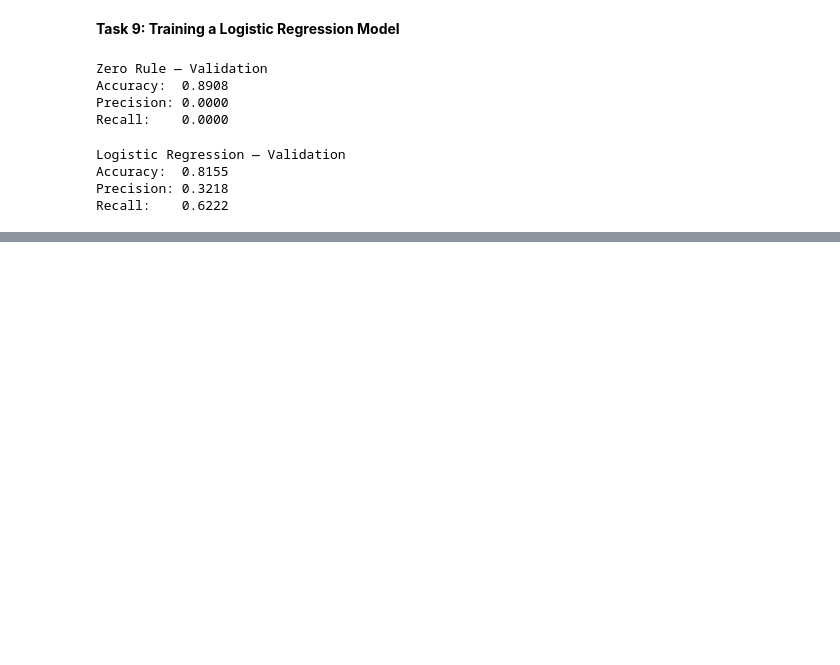
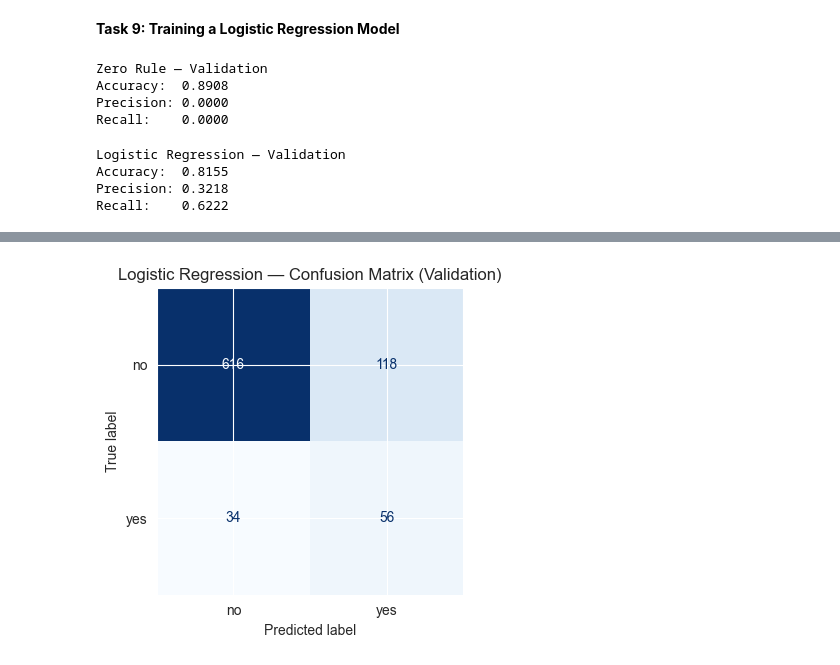
Before and after one commit to carlapalmes/ML-fundamentals-2026, a Jupyter notebook: assignment_1_carla_palmes_monzon.ipynb, the cells around one changed output, grey strips where cells are left out. Drawn from its saved outputs; the diff is of its cells as text; code cells hidden in the pictures; blank space fills up the shorter version.

```diff
--- a/assignment_1_carla_palmes_monzon.ipynb
+++ b/assignment_1_carla_palmes_monzon.ipynb
@@ -647,0 +690,15 @@ Recall:    0.6222
+# %%
+from sklearn.metrics import confusion_matrix, ConfusionMatrixDisplay
+
+labels = ["no", "yes"]  # keep order consistent
+
+cm = confusion_matrix(y_val, val_pred, labels=labels)
+
+disp = ConfusionMatrixDisplay(confusion_matrix=cm, display_labels=labels)
+fig, ax = plt.subplots(figsize=(5, 4))
+disp.plot(ax=ax, values_format="d", cmap="Blues", colorbar=False)
+ax.set_title("Logistic Regression — Confusion Matrix (Validation)")
+plt.tight_layout()
+plt.show()
+# %% [output]
+[figure, added]
```
Also changed, not shown: parts of 2 cells of this notebook.
